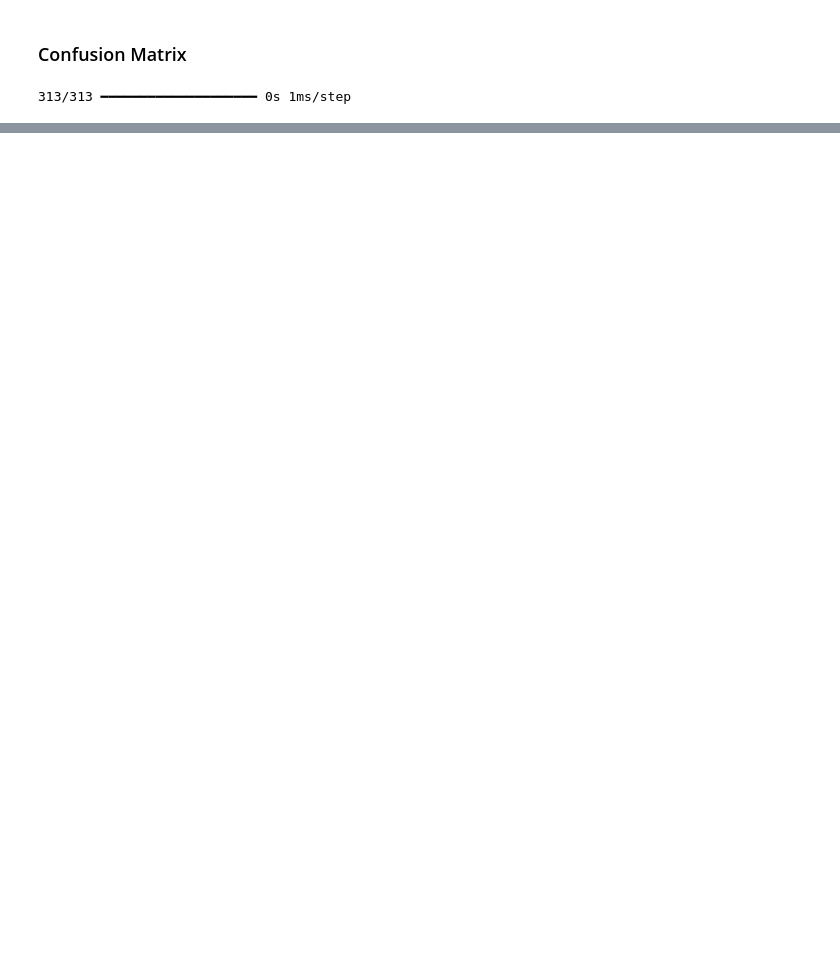
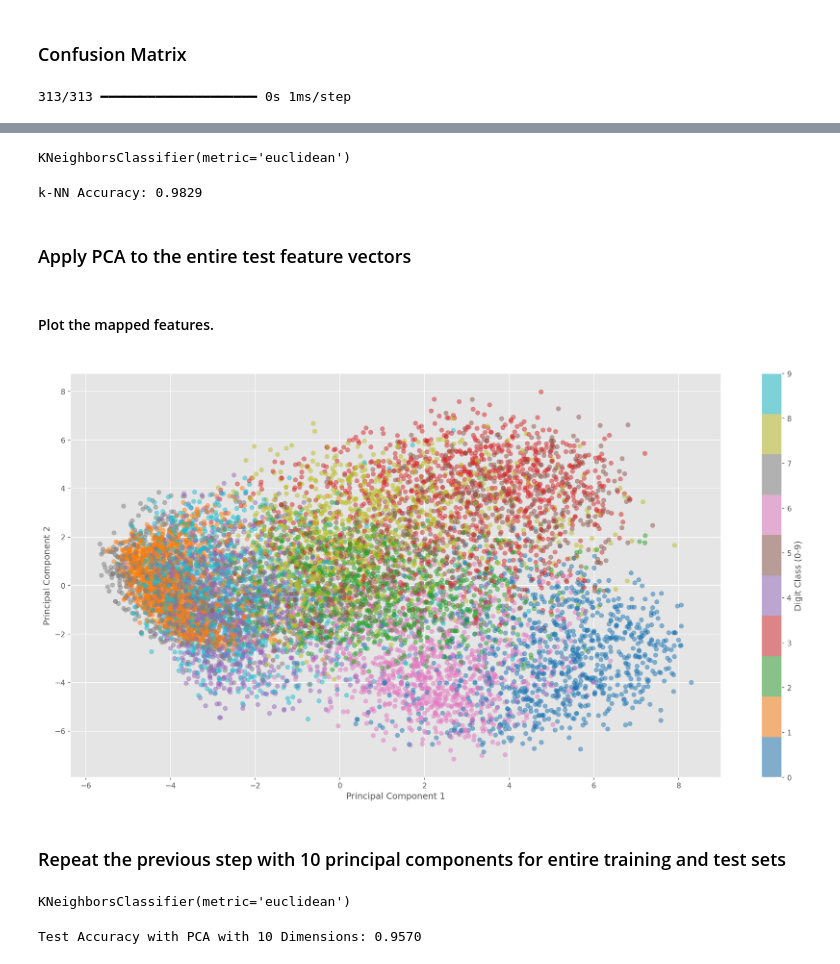
Before and after one commit to jayd719/ubiquitous-couscous, a Jupyter notebook: Assignment4/A4.ipynb, the cells around one changed output, grey strips where cells are left out. Drawn from its saved outputs; the diff is of its cells as text; code cells hidden in the pictures; blank space fills up the shorter version.

```diff
--- a/Assignment4/A4.ipynb
+++ b/Assignment4/A4.ipynb
@@ -247,0 +283,8 @@ plt.show()
+# %%
+feature_extractor = Model(
+    inputs=model.get_layer(index=0).input,
+    outputs=model.get_layer("Flatten_layer").output,
+)
+# %%
+train_features = feature_extractor.predict(X_train)
+test_features = feature_extractor.predict(X_test)
@@ -247,0 +294,13 @@ plt.show()
+# %%
+knn = KNeighborsClassifier(n_neighbors=5, metric="euclidean")
+knn.fit(train_features, y_train)
+# %% [output]
+KNeighborsClassifier(metric='euclidean')
+# %%
+y_pred = knn.predict(test_features)
+accuracy = accuracy_score(y_test, y_pred)
+print(f"k-NN Accuracy: {accuracy:.4f}")
+# %% [output]
+k-NN Accuracy: 0.9829
+# %% [markdown]
+### Apply PCA to the entire test feature vectors
@@ -247,0 +312,25 @@ plt.show()
+# %%
+pca = PCA(n_components=2)
+test_features_2d = pca.fit_transform(test_features)
+# %% [markdown]
+#### Plot the mapped features.
+# %%
+plt.figure(figsize=(20, 10),dpi=150)
+scatter = plt.scatter(
+    test_features_2d[:, 0], test_features_2d[:, 1], c=y_test, cmap="tab10", alpha=0.5
+)
+plt.colorbar(scatter, label="Digit Class (0-9)")
+plt.title("PCA Visualization of CNN-Extracted Features")
+plt.xlabel("Principal Component 1")
+plt.ylabel("Principal Component 2")
+plt.savefig(
+    "PCA Visualization of CNN-Extracted Features.png",
+    bbox_inches="tight",
+    pad_inches=0.24,
+    transparent=True,
+)
+plt.show()
+# %% [output]
+[figure, added]
+# %% [markdown]
+### Repeat the previous step with 10 principal components for entire training and test sets
@@ -247,0 +341,11 @@ plt.show()
+# %%
+knn_10d = KNeighborsClassifier(n_neighbors=5, metric="euclidean")
+knn_10d.fit(train_features_10d, y_train)
+# %% [output]
+KNeighborsClassifier(metric='euclidean')
+# %%
+y_pred = knn_10d.predict(test_features_10d)
+test_accuracy = accuracy_score(y_test, y_pred)
+print(f"Test Accuracy with PCA with 10 Dimensions: {test_accuracy:.4f}")
+# %% [output]
+Test Accuracy with PCA with 10 Dimensions: 0.9570
```
Also changed, not shown: parts of 18 cells of this notebook, 5 other files.
